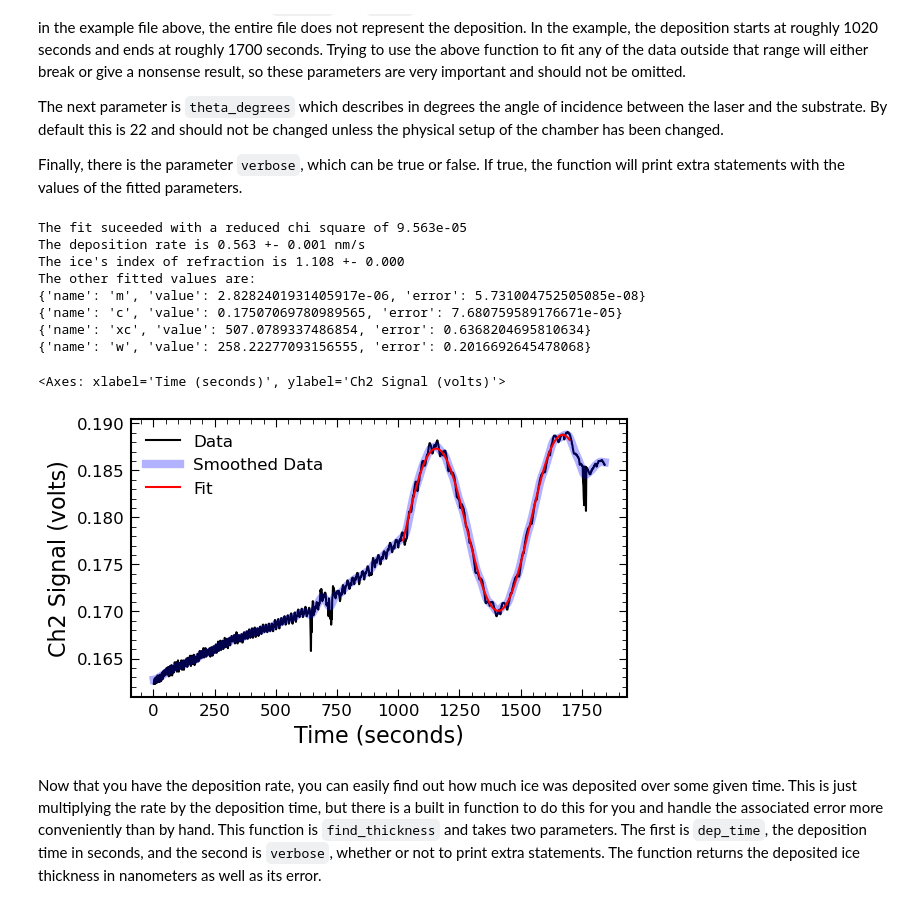
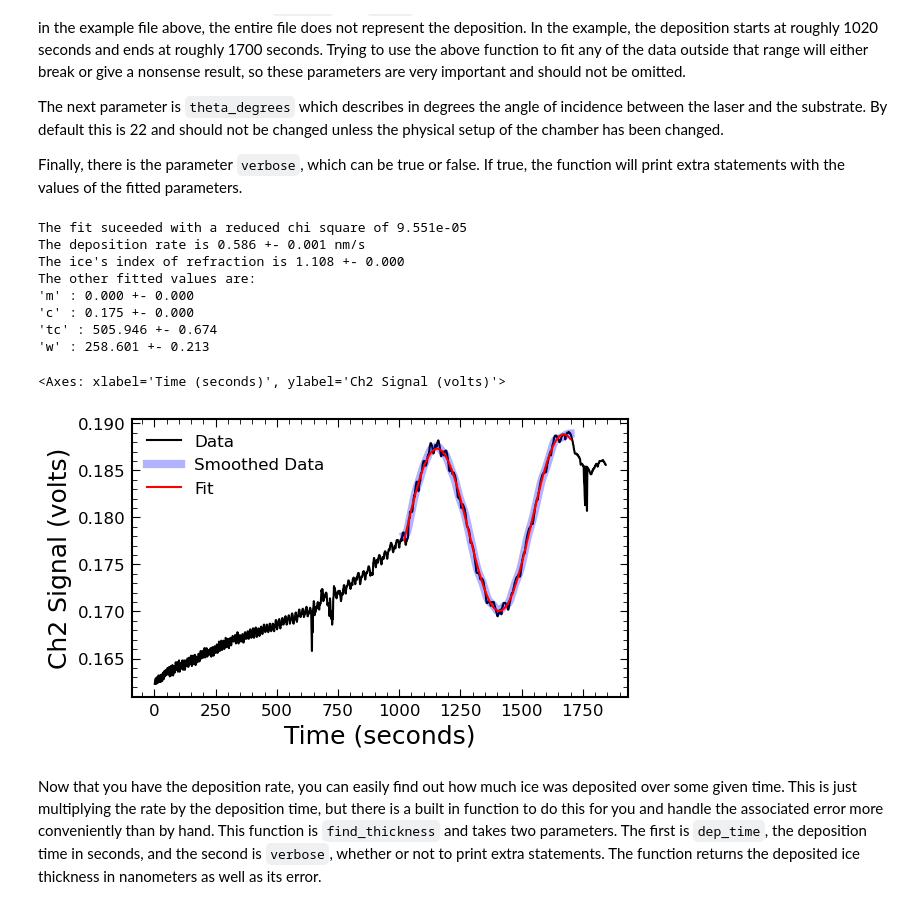
Before and after one commit to cassidy-andrew/AU-UV_ices, a Jupyter notebook: example.ipynb, the cells around one changed output. Drawn from its saved outputs; the diff is of its cells as text; code cells hidden in the pictures.

```diff
--- a/example.ipynb
+++ b/example.ipynb
@@ -476,29 +463,29 @@ Finally, there is the parameter `verbose`, which can be true or false. If true,
 # %%
 # importing numpy so we can set the limits on the parameters to infinity
 import numpy as np
 
 # setup our guesses. These are the same as the default guesses if none are provided
 guesses = [{'lower':-np.inf, 'guess':3e-6, 'upper':np.inf}, # m
            {'lower':-np.inf, 'guess':0, 'upper':np.inf}, # c
            {'lower':-np.inf, 'guess':200, 'upper':np.inf}, # xc
            {'lower':0, 'guess':300, 'upper':np.inf}, # w
            {'lower':1, 'guess':1.2, 'upper':4.1} # n
             ]
 
 # fit the data and get the dosing rate
-dep.find_dosing_rate(guesses=guesses, t_start=1020, t_end=1700, verbose=True)
+dep.find_deposition_rate(guesses=guesses, t_start=1020, t_end=1700, verbose=True)
 deptools.plot_timescan(dep, save_path="./misc_figures/deposition_fit.svg")
 # %% [output]
-The fit suceeded with a reduced chi square of 9.563e-05
-The deposition rate is 0.563 +- 0.001 nm/s
+The fit suceeded with a reduced chi square of 9.551e-05
+The deposition rate is 0.586 +- 0.001 nm/s
 The ice's index of refraction is 1.108 +- 0.000
 The other fitted values are:
-{'name': 'm', 'value': 2.8282401931405917e-06, 'error': 5.731004752505085e-08}
-{'name': 'c', 'value': 0.17507069780989565, 'error': 7.680759589176671e-05}
-{'name': 'xc', 'value': 507.0789337486854, 'error': 0.6368204695810634}
-{'name': 'w', 'value': 258.22277093156555, 'error': 0.2016692645478068}
+'m' : 0.000 +- 0.000
+'c' : 0.175 +- 0.000
+'tc' : 505.946 +- 0.674
+'w' : 258.601 +- 0.213
 <Axes: xlabel='Time (seconds)', ylabel='Ch2 Signal (volts)'>
-[figure, old version]
+[figure, new version]
 # %% [markdown]
 Now that you have the deposition rate, you can easily find out how much ice was deposited over some given time. This is just multiplying the rate by the deposition time, but there is a built in function to do this for you and handle the associated error more conveniently than by hand. This function is `find_thickness` and takes two parameters. The first is `dep_time`, the deposition time in seconds, and the second is `verbose`, whether or not to print extra statements. The function returns the deposited ice thickness in nanometers as well as its error.
 # %%
```
Also changed, not shown: parts of 28 cells of this notebook, 13 other files.
